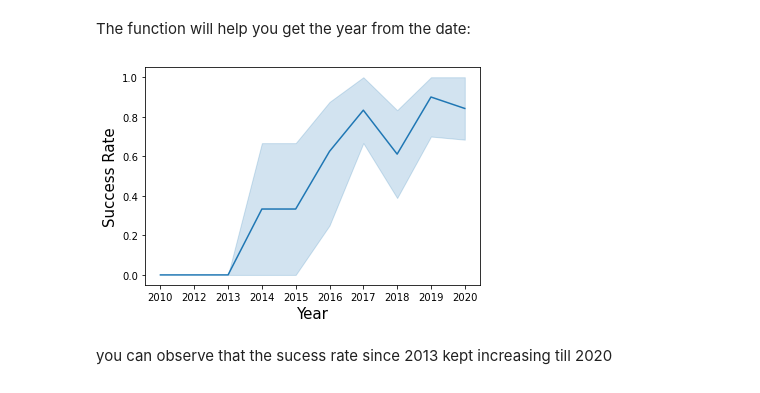
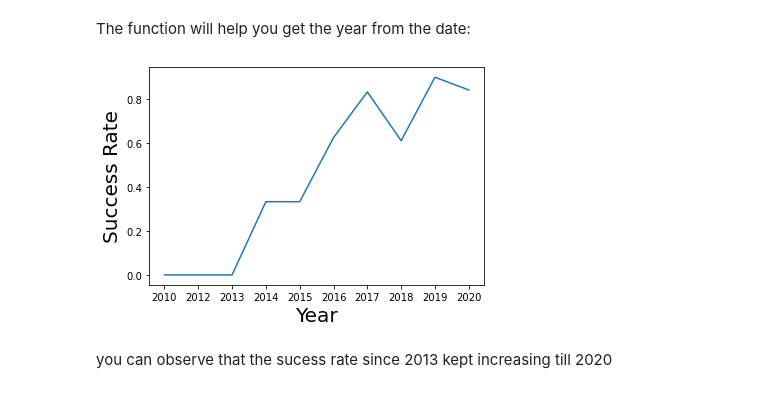
Before and after one commit to pkitsaki/IBM-data-science-capstone, a Jupyter notebook: EDA with Visualization.ipynb, the cells around one changed output. Cells and saved outputs as stored; diff of their text form; code cells hidden in the pictures.

```diff
--- a/EDA with Visualization.ipynb
+++ b/EDA with Visualization.ipynb
@@ -165,17 +165,16 @@ def Extract_year(date):
     for i in df["Date"]:
         year.append(i.split("-")[0])
     return year
-# %%
-for i in df["FlightNumber"] :
-    Extract_year(df["Date"][i-1])
-df["ExtractedYear"] = year[0:90] # adding the data to the predefined column in a data frame
-
-sns.lineplot(y="Class", x="ExtractedYear", data=df)
-plt.xlabel("Year",fontsize=15)
-plt.ylabel("Success Rate",fontsize=15)
-plt.show()
-# %% [output]
-[figure, removed]
+# %%
+# Plot a line chart with x axis to be the extracted year and y axis to be the success rate
+years = df.groupby(Extract_year(df['Date'])).mean()['Class']
+
+sns.lineplot(x = years.index, y = years)
+plt.xlabel('Year', fontsize = 20)
+plt.ylabel('Success Rate', fontsize = 20)
+plt.show()
+# %% [output]
+[figure, added]
 # %% [markdown]
 you can observe that the sucess rate since 2013 kept increasing till 2020
 # %% [markdown]
```
Also changed, not shown: parts of 6 cells of this notebook.
